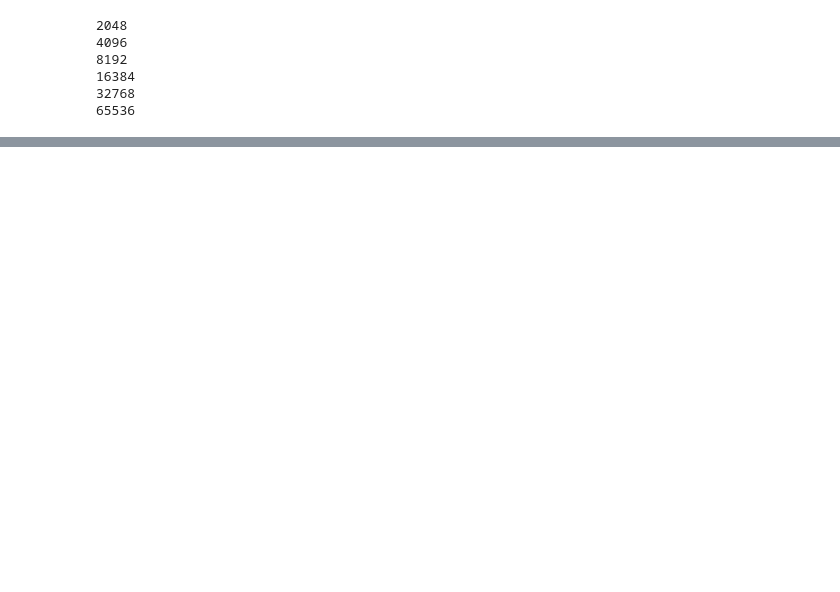
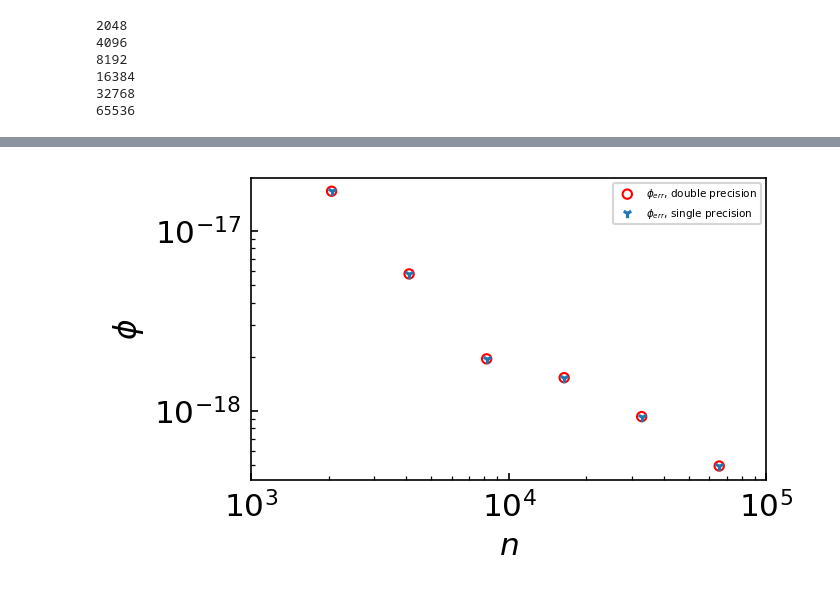
Before and after one commit to humz2k/Force-Error-Project, a Jupyter notebook: compare_double_single copy.ipynb, the cells around one changed output, grey strips where cells are left out. Drawn from its saved outputs; the diff is of its cells as text; code cells hidden in the pictures; blank space fills up the shorter version.

```diff
--- a/compare_double_single copy.ipynb
+++ b/compare_double_single copy.ipynb
@@ -116,0 +116,14 @@ plt.show()
+# %%
+plt.scatter(ns,from_errors_double,label=r"$\phi_{err}$, double precision",s=20,zorder=0,facecolors='none', edgecolors='r')
+plt.scatter(ns,from_errors_single,label=r"$\phi_{err}$, single precision",s=20,marker="1",zorder=1)
+
+plt.yscale('log')
+plt.xscale('log')
+plt.ylabel(r"$\phi$")
+plt.xlabel(r"$n$")
+plt.xticks([1000,10000,100000])
+plt.legend()
+plt.tight_layout()
+plt.show()
+# %% [output]
+[figure, added]
```
Also changed, not shown: parts of 4 cells of this notebook, 6 other files.
